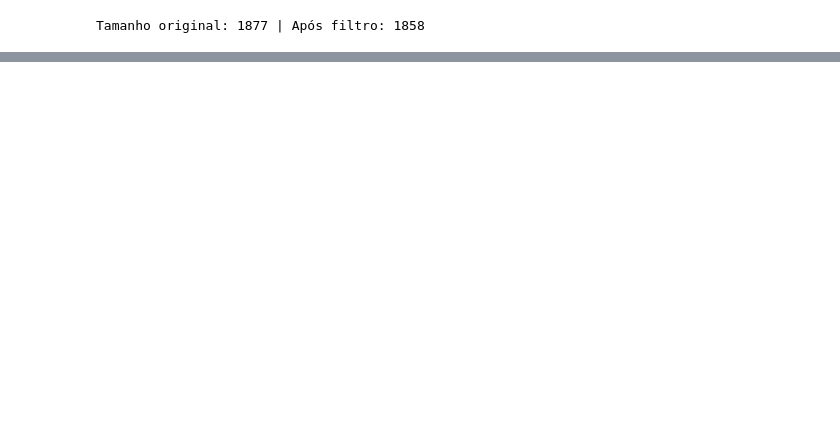
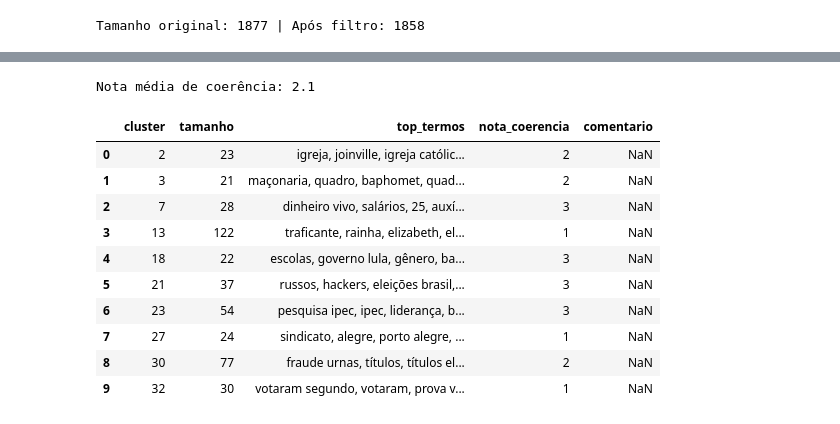
Before and after one commit to gpaulovit/RES-IA-Challenge-1, a Jupyter notebook: experiments/02_clusters.ipynb, the cells around one changed output, grey strips where cells are left out. Saved outputs shown, nothing was run; the diff lists cells and outputs as text; code cells hidden in the pictures; blank space fills up the shorter version.

```diff
--- a/experiments/02_clusters.ipynb
+++ b/experiments/02_clusters.ipynb
@@ -96,0 +111,8 @@ for c in clusters_sorteados:
+# %%
+MCS, MS = 15, 3
+labels_hdbscan = HDBSCAN(min_cluster_size=MCS, min_samples=MS, copy=True).fit_predict(E5)
+df_filtrado["cluster_hdbscan"] = labels_hdbscan
+
+r = resumo_hdbscan(labels_hdbscan)
+print(f"Clusters: {r['n_clusters']} | Ruído: {r['ruido_%']:.1f}% | Maior: {r['maior_cluster_%']:.1f}% | Silhouette: {r['silhouette']:.3f}")
+df_filtrado.loc[df_filtrado["cluster_hdbscan"] >= 0, "cluster_hdbscan"].value_counts().describe().round(1)
@@ -96,0 +134,13 @@ for c in clusters_sorteados:
+# %%
+STOPWORDS_PT = """a o e é de da do das dos em no na nos nas um uma uns umas para por pelo pela com sem que se
+ao aos à às ou mas como mais não sim seu sua seus suas ele ela eles elas isso esse essa este esta foi ser são
+está estão tem têm há já só também sobre após entre até diz disse dizer mostra mostram vídeo foto imagem post
+posts publicação áudio texto""".split()
+
+validos = df_filtrado[df_filtrado["cluster_hdbscan"] >= 0]
+docs = validos.groupby("cluster_hdbscan")["claim"].apply(" ".join)
+
+vec = TfidfVectorizer(stop_words=STOPWORDS_PT, ngram_range=(1, 2), min_df=1, sublinear_tf=True)
+X = vec.fit_transform(docs)
+vocab = np.array(vec.get_feature_names_out())
+top_termos = {c: ", ".join(vocab[np.argsort(-X[i].toarray()[0])[:8]]) for i, c in enumerate(docs.index)}
@@ -96,0 +149,10 @@ for c in clusters_sorteados:
+# %%
+rng = np.random.default_rng(SEED)
+clusters_sorteados = sorted(rng.choice(docs.index, size=min(10, len(docs)), replace=False))
+
+for c in clusters_sorteados:
+    grupo = df_filtrado[df_filtrado["cluster_hdbscan"] == c]
+    print(f"📌 CLUSTER {c} ({len(grupo)} alegações) | {top_termos[c]}")
+    for texto in grupo["claim"].sample(min(5, len(grupo)), random_state=SEED):
+        print(f"  - {texto}")
+    print("-" * 80)
@@ -96,0 +181,27 @@ for c in clusters_sorteados:
+# %%
+caminho_coerencia = RESULTS / "coerencia_clusters.csv"
+if not caminho_coerencia.exists():
+    pd.DataFrame({
+        "cluster": clusters_sorteados,
+        "tamanho": [int((df_filtrado["cluster_hdbscan"] == c).sum()) for c in clusters_sorteados],
+        "top_termos": [top_termos[c] for c in clusters_sorteados],
+        "nota_coerencia": pd.NA,
+        "comentario": "",
+    }).to_csv(caminho_coerencia, index=False)
+
+coerencia = pd.read_csv(caminho_coerencia)
+print("Nota média de coerência:", coerencia["nota_coerencia"].mean())
+coerencia
+# %% [output]
+Nota média de coerência: 2.1
+|  | cluster | tamanho | top_termos | nota_coerencia | comentario |
+| 0 | 2 | 23 | igreja, joinville, igreja católic... | 2 | NaN |
+| 1 | 3 | 21 | maçonaria, quadro, baphomet, quad... | 2 | NaN |
+| 2 | 7 | 28 | dinheiro vivo, salários, 25, auxí... | 3 | NaN |
+| 3 | 13 | 122 | traficante, rainha, elizabeth, el... | 1 | NaN |
+| 4 | 18 | 22 | escolas, governo lula, gênero, ba... | 3 | NaN |
+| 5 | 21 | 37 | russos, hackers, eleições brasil,... | 3 | NaN |
+| 6 | 23 | 54 | pesquisa ipec, ipec, liderança, b... | 3 | NaN |
+| 7 | 27 | 24 | sindicato, alegre, porto alegre, ... | 1 | NaN |
+| 8 | 30 | 77 | fraude urnas, títulos, títulos el... | 2 | NaN |
+| 9 | 32 | 30 | votaram segundo, votaram, prova v... | 1 | NaN |
```
Also changed, not shown: parts of 26 cells of this notebook, 8 other files.
